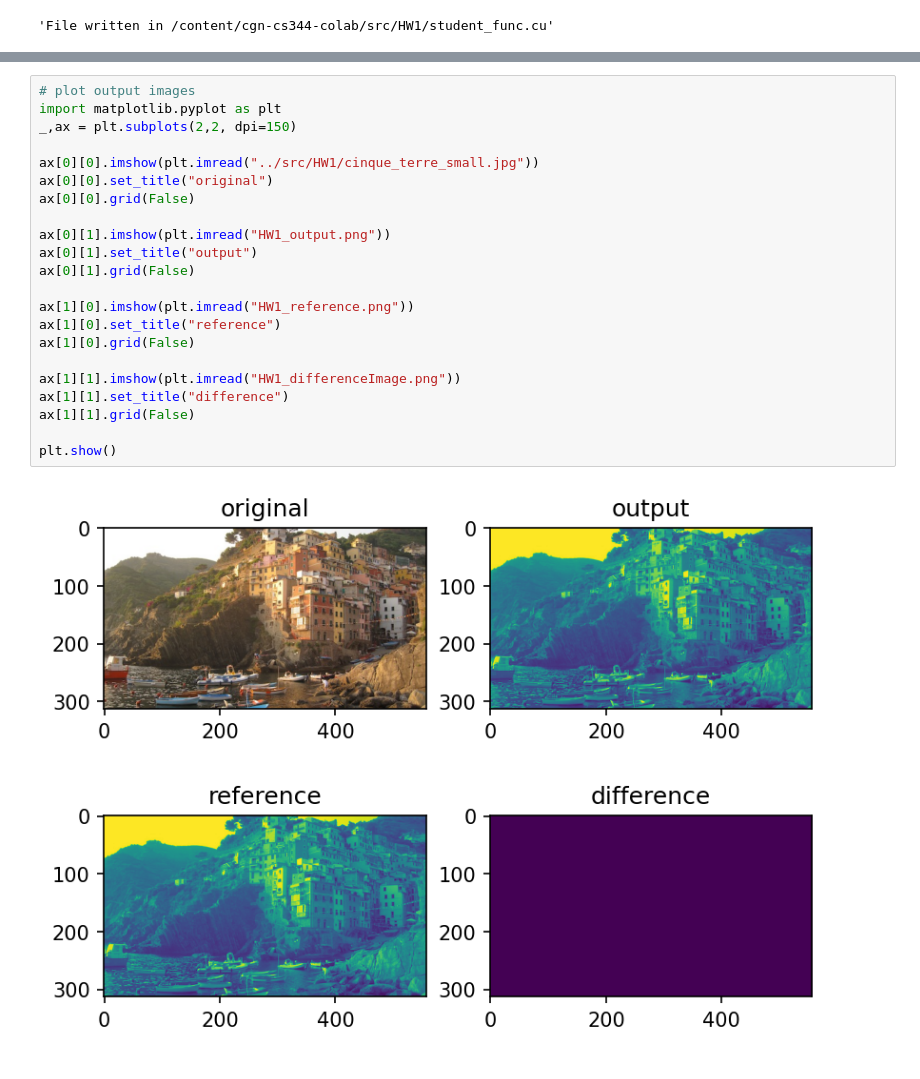
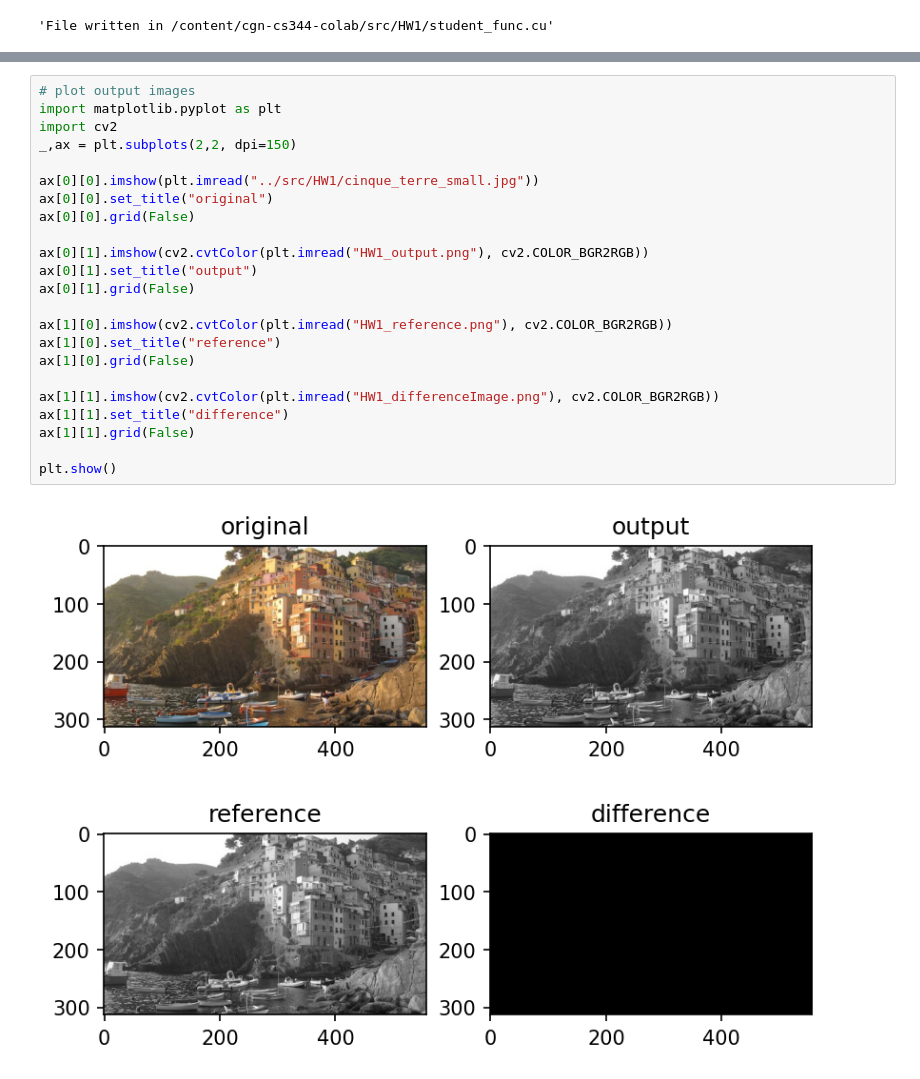
Before and after one commit to Guoning-Chen/cgn-cs344-colab, a Jupyter notebook: notebook/udacity_cs344_hw1.ipynb, the cells around one changed output, grey strips where cells are left out. Drawn from its saved outputs; the diff is of its cells as text.

```diff
--- a/notebook/udacity_cs344_hw1.ipynb
+++ b/notebook/udacity_cs344_hw1.ipynb
@@ -128,24 +131,25 @@ PASS
 # %%
 # plot output images
 import matplotlib.pyplot as plt
+import cv2
 _,ax = plt.subplots(2,2, dpi=150)
 
 ax[0][0].imshow(plt.imread("../src/HW1/cinque_terre_small.jpg"))
 ax[0][0].set_title("original")
 ax[0][0].grid(False)
 
-ax[0][1].imshow(plt.imread("HW1_output.png"))
+ax[0][1].imshow(cv2.cvtColor(plt.imread("HW1_output.png"), cv2.COLOR_BGR2RGB))
 ax[0][1].set_title("output")
 ax[0][1].grid(False)
 
-ax[1][0].imshow(plt.imread("HW1_reference.png"))
+ax[1][0].imshow(cv2.cvtColor(plt.imread("HW1_reference.png"), cv2.COLOR_BGR2RGB))
 ax[1][0].set_title("reference")
 ax[1][0].grid(False)
 
-ax[1][1].imshow(plt.imread("HW1_differenceImage.png"))
+ax[1][1].imshow(cv2.cvtColor(plt.imread("HW1_differenceImage.png"), cv2.COLOR_BGR2RGB))
 ax[1][1].set_title("difference")
 ax[1][1].grid(False)
 
 plt.show()
 # %% [output]
-[figure, old version]
+[figure, new version]
```
Also changed, not shown: parts of 2 cells of this notebook.
